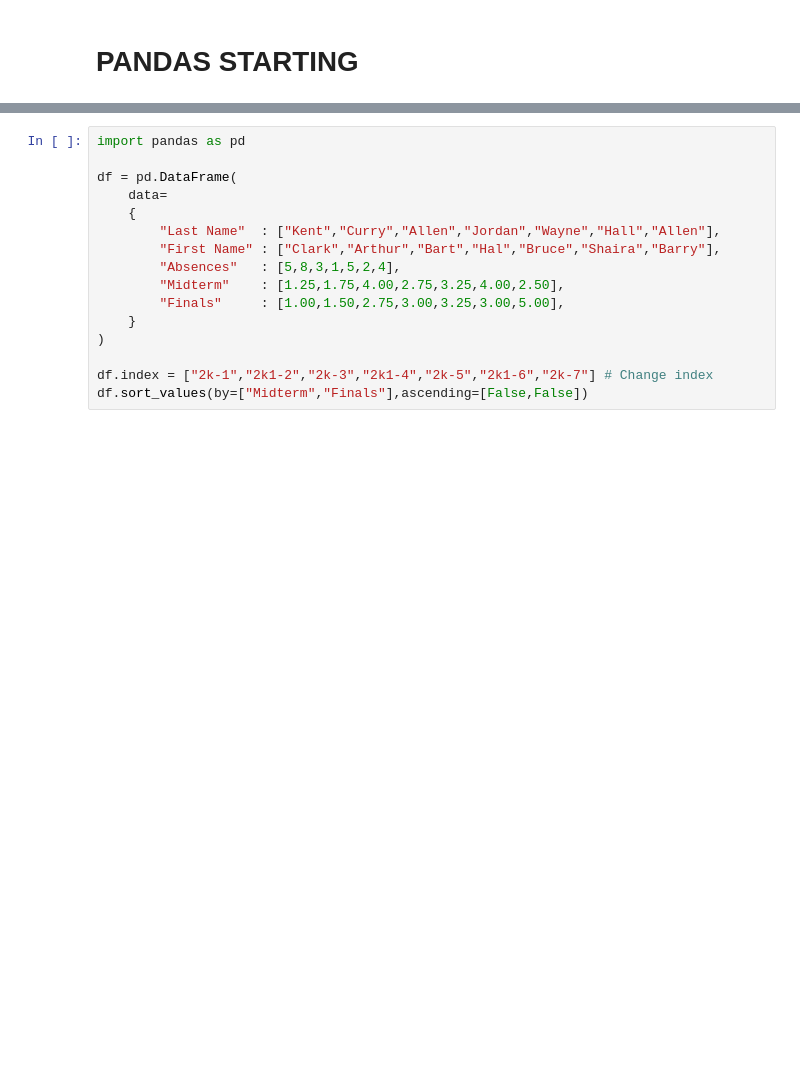
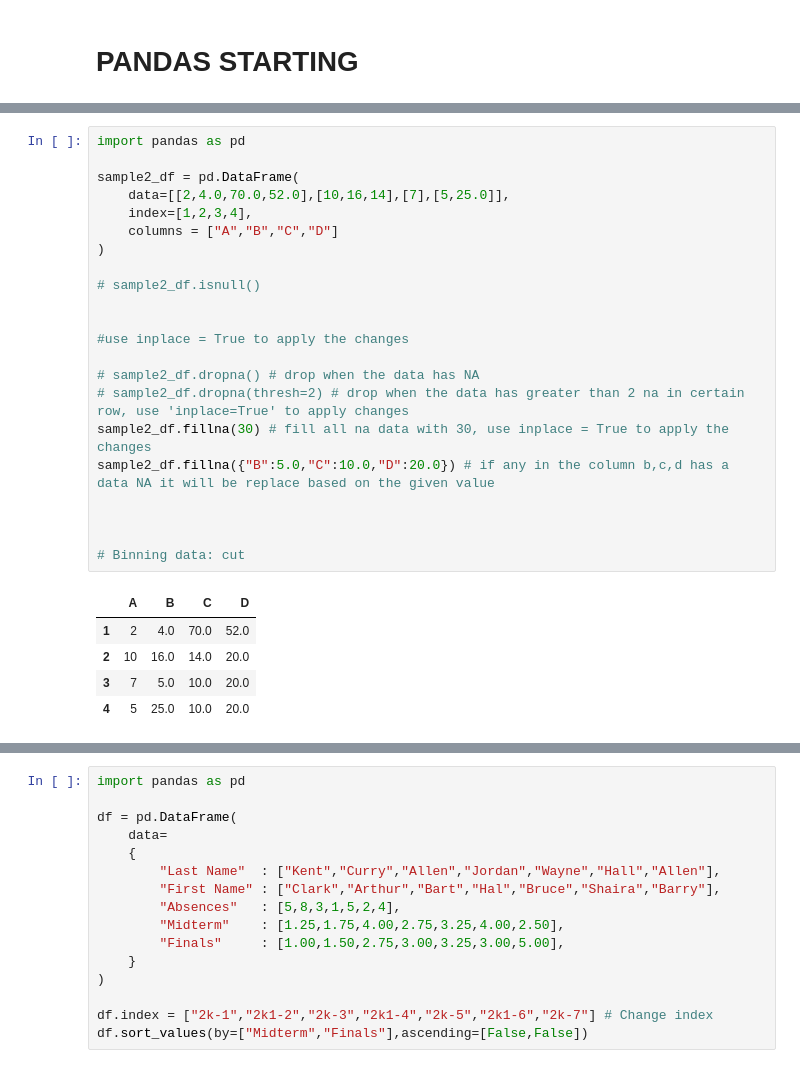
Before and after one commit to neilwaynecruz/neilwaynecruz, a Jupyter notebook: ForActivitiesPythonSirAL/1stProgram.ipynb, the cells around one changed output, grey strips where cells are left out. Drawn from its saved outputs; the diff is of its cells as text; blank space fills up the shorter version.

```diff
--- a/ForActivitiesPythonSirAL/1stProgram.ipynb
+++ b/ForActivitiesPythonSirAL/1stProgram.ipynb
@@ -11,0 +87,28 @@ student_df
+# %%
+import pandas as pd
+
+sample2_df = pd.DataFrame(
+    data=[[2,4.0,70.0,52.0],[10,16,14],[7],[5,25.0]],
+    index=[1,2,3,4],
+    columns = ["A","B","C","D"]
+)
+
+# sample2_df.isnull()
+
+
+#use inplace = True to apply the changes
+
+# sample2_df.dropna() # drop when the data has NA
+# sample2_df.dropna(thresh=2) # drop when the data has greater than 2 na in certain row, use 'inplace=True' to apply changes
+sample2_df.fillna(30) # fill all na data with 30, use inplace = True to apply the changes
+sample2_df.fillna({"B":5.0,"C":10.0,"D":20.0}) # if any in the column b,c,d has a data NA it will be replace based on the given value
+
+
+
+# Binning data: cut
+# %% [output]
+|  | A | B | C | D |
+| 1 | 2 | 4.0 | 70.0 | 52.0 |
+| 2 | 10 | 16.0 | 14.0 | 20.0 |
+| 3 | 7 | 5.0 | 10.0 | 20.0 |
+| 4 | 5 | 25.0 | 10.0 | 20.0 |
```
Also changed, not shown: parts of 5 cells of this notebook, 1 other file.
